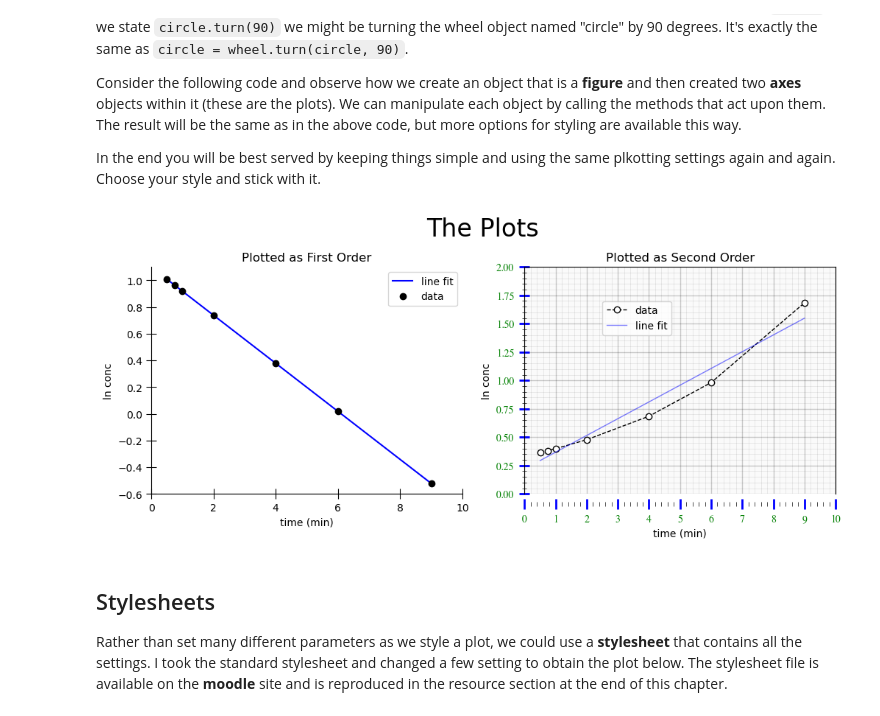
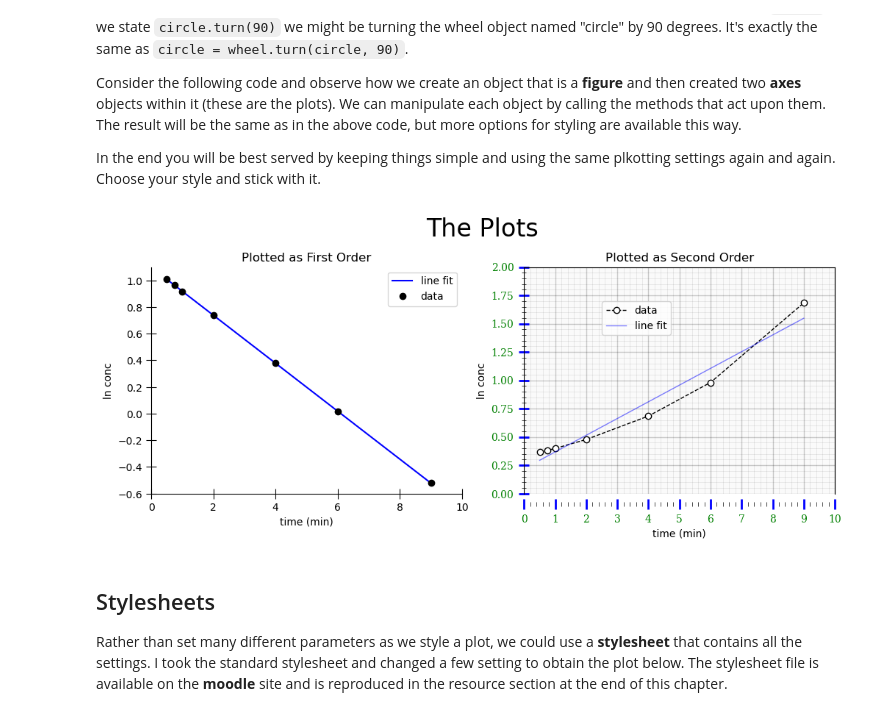
Before and after one commit to blinkletter/MathWithPython, a Jupyter notebook: _build/jupyter_execute/S2_Styling_Plots.ipynb, the cells around one changed output. Saved outputs shown, nothing was run; the diff lists cells and outputs as text; code cells hidden in the pictures.

```diff
--- a/_build/jupyter_execute/S2_Styling_Plots.ipynb
+++ b/_build/jupyter_execute/S2_Styling_Plots.ipynb
@@ -12,12 +12,15 @@ import numpy as np
 import pandas as pd
 import matplotlib.pyplot as plt
 from scipy import stats
+
+data_loc = "https://raw.githubusercontent.com/blinkletter/MathWithPython/main/data/"  # Data is on github
+# data_loc = "data/"   # Data is in same folder as notebook
 # %% [markdown]
 ## The Data
 
 We will **repeat** the idea of plotting reaction kinetic data to determine order. Below is the code that does this.
 # %%
-df = pd.read_csv("S2_DataA.csv")
+df = pd.read_csv(data_loc + "S2_dataA.csv")
 
 x_col_name, y_col_name = df.columns.values[0:2]
 
@@ -176,36 +179,36 @@ ax[1].tick_params(axis='both',          # Which axis is addressed {x, y, both}
                   labelcolor="green",   # Tick label color
                   labelrotation=0,      # Tick label rotation (degrees)
                  )
 ax[1].minorticks_on()
 ax[1].tick_params(axis='both',          # Which axis is addressed {x, y, both}
                   which="minor",
                   direction='inout',    # Puts ticks inside the axes, outside the axes, or both. {in, out, inout}
                   length=5,             # Tick length in points
                   color="k",            # Tick color and label color.
                   width = 0.5,          # Tick width in points.
                  )
 
 ax[1].legend(loc=(0.25,0.7))             # legend of plot. position = "best" of x,y from lower left.
 
 
 ax[1].spines[['top','right','left']].set_visible(True)
 ax[1].spines['bottom'].set_visible(False)
 ax[1].spines['left'].set_position(('outward',0))
 ax[1].spines['bottom'].set_position(('outward',10))
 ax[1].spines['bottom'].set_color("k")
 #fig.draw_without_rendering()
 
 for tick in ax[1].get_xticklabels(which="both"):       # ('minor', 'major', 'both')
-    tick.set_fontname("Times")
+    tick.set_fontfamily("serif")
     tick.set_fontsize(10)
 for tick in ax[1].get_yticklabels(which="both"):       # ('minor', 'major', 'both')
-    tick.set_fontname("Times")
+    tick.set_fontfamily("serif")
     tick.set_fontsize(10)
 
 #fig.savefig("my-first-figure.pdf")
 plt.show()
 # %% [output]
-[figure, old version]
+[figure, new version]
 # %% [markdown]
 ## Stylesheets
 Rather than set many different parameters as we style a plot, we could use a **stylesheet** that contains all the settings. I took the standard stylesheet and changed a few setting to obtain the plot below. The stylesheet file is available on the **moodle** site and is reproduced in the resource section at the end of this chapter.
```
Also changed, not shown: parts of 1 cell of this notebook, 31 other files.
